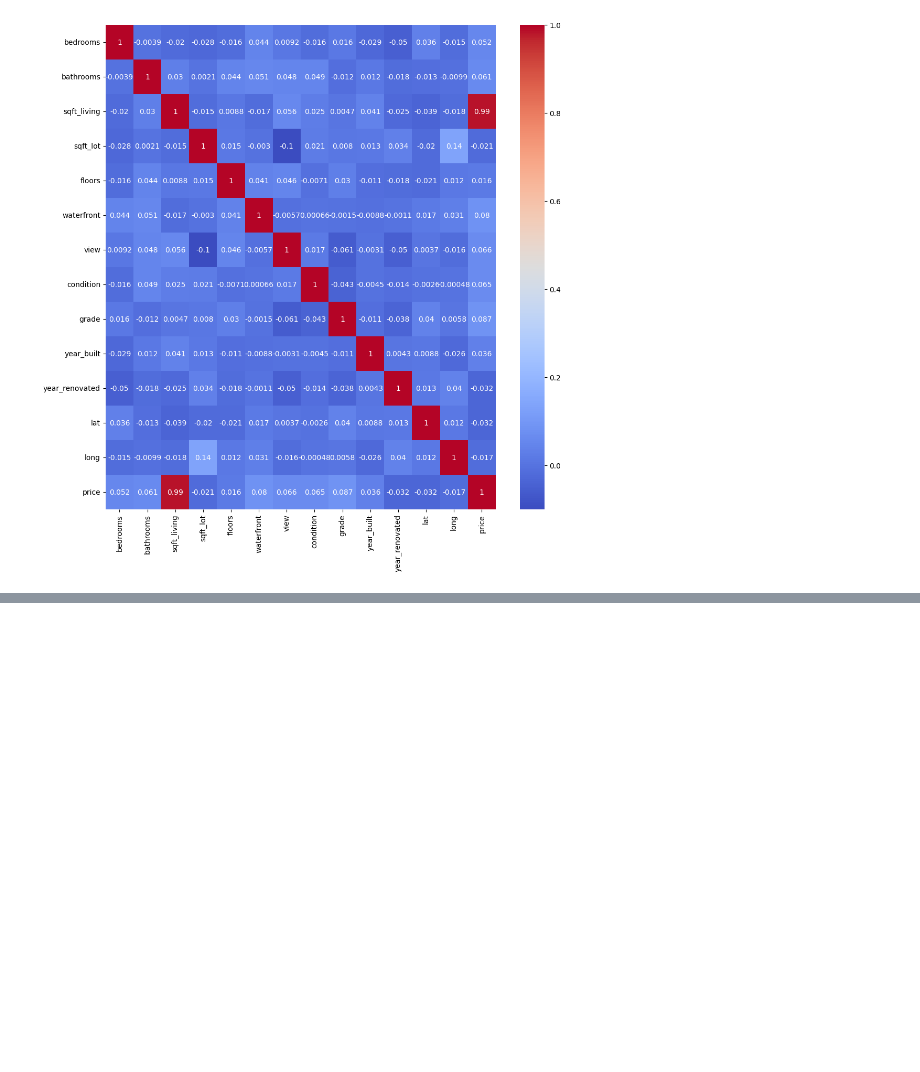
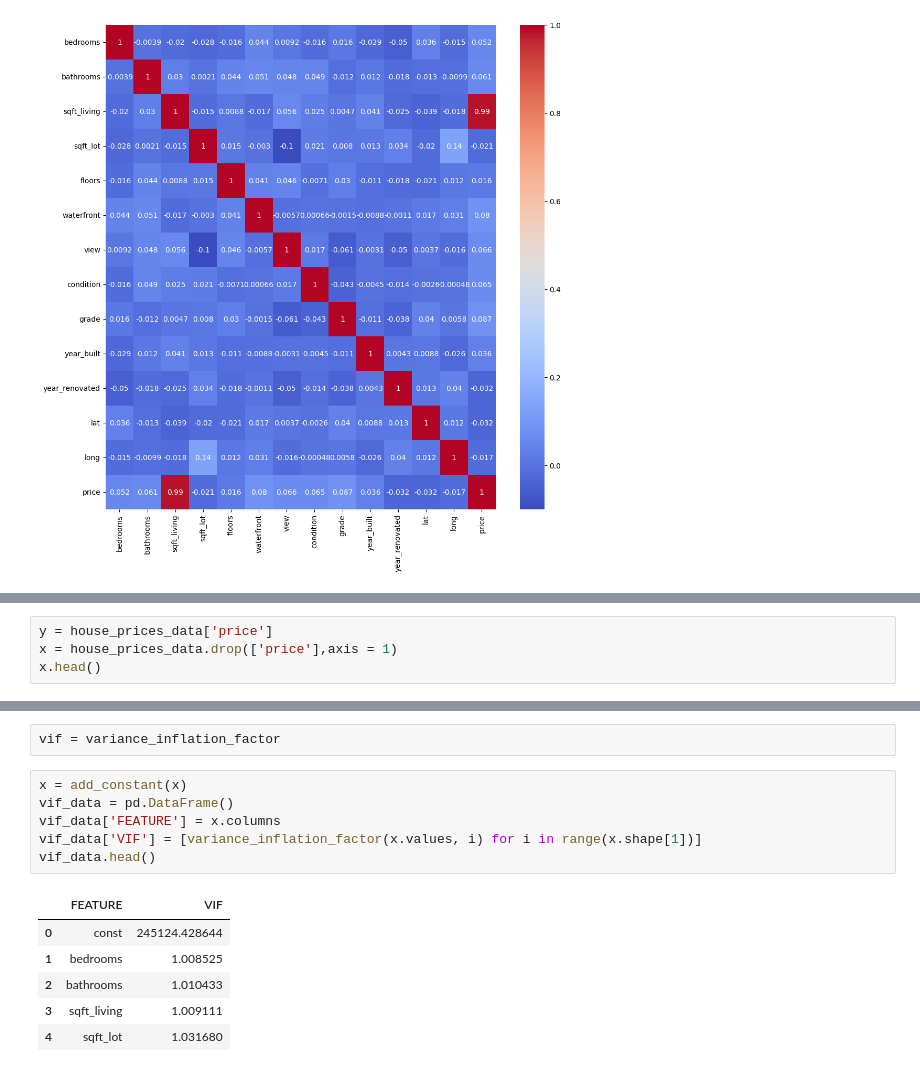
Before and after one commit to Njeri-Kimaru/Python-plus-main, a Jupyter notebook: house_prices.ipynb, the cells around one changed output, grey strips where cells are left out. Saved outputs shown, nothing was run; the diff lists cells and outputs as text; blank space fills up the shorter version.

```diff
--- a/house_prices.ipynb
+++ b/house_prices.ipynb
@@ -172,0 +189,4 @@ sns.heatmap(data=correlations, cmap="coolwarm", annot=True)
+# %%
+y = house_prices_data['price']
+x = house_prices_data.drop(['price'],axis = 1)
+x.head()
@@ -172,0 +200,15 @@ sns.heatmap(data=correlations, cmap="coolwarm", annot=True)
+# %%
+vif = variance_inflation_factor
+# %%
+x = add_constant(x)
+vif_data = pd.DataFrame()
+vif_data['FEATURE'] = x.columns
+vif_data['VIF'] = [variance_inflation_factor(x.values, i) for i in range(x.shape[1])]
+vif_data.head()
+# %% [output]
+|  | FEATURE | VIF |
+| 0 | const | 245124.428644 |
+| 1 | bedrooms | 1.008525 |
+| 2 | bathrooms | 1.010433 |
+| 3 | sqft_living | 1.009111 |
+| 4 | sqft_lot | 1.031680 |
```
Also changed, not shown: parts of 16 cells of this notebook.
